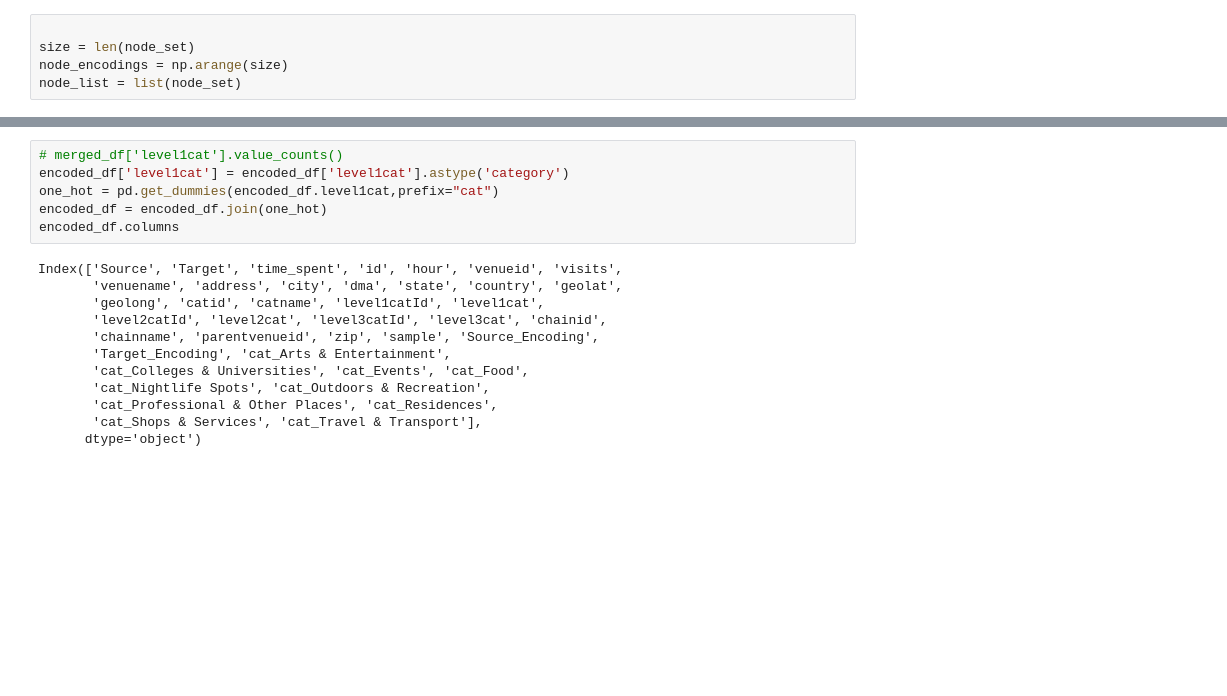
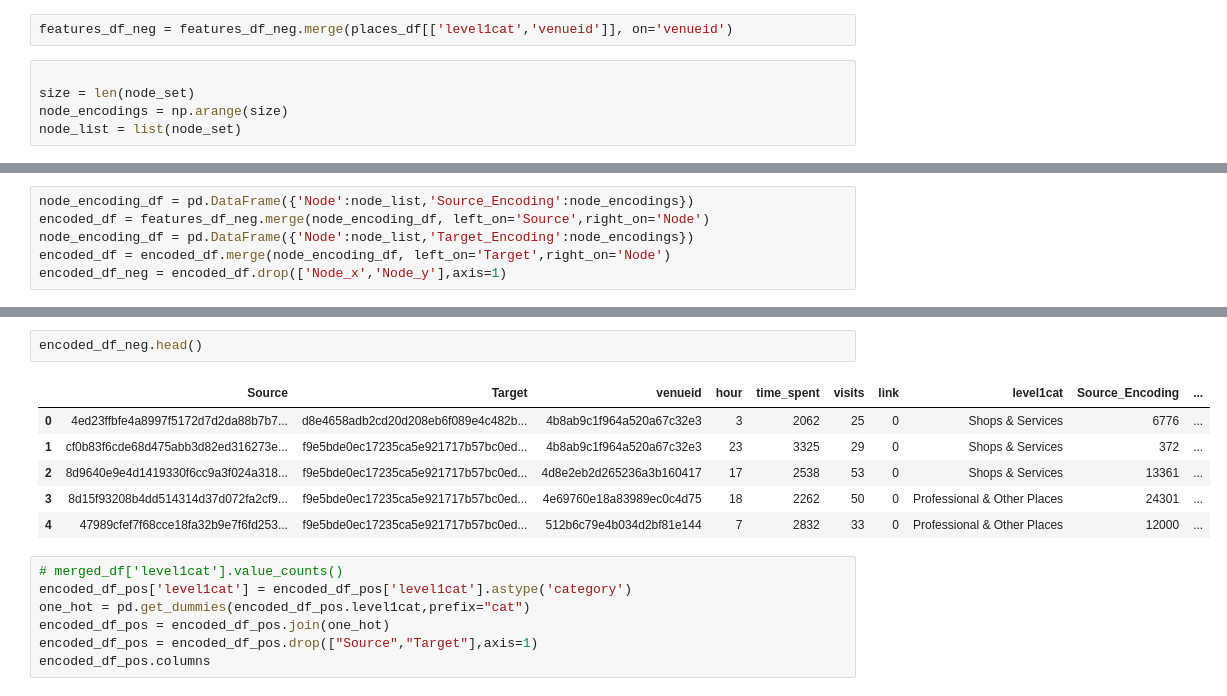
Before and after one commit to Djadih/Complex-Networks-Colocations, a Jupyter notebook: regression.ipynb, the cells around one changed output, grey strips where cells are left out. Saved outputs shown, nothing was run; the diff lists cells and outputs as text; blank space fills up the shorter version.

```diff
--- a/regression.ipynb
+++ b/regression.ipynb
@@ -83,3 +89,5 @@ neg_df.head()
+# %%
+features_df_neg = features_df_neg.merge(places_df[['level1cat','venueid']], on='venueid')
 # %%
 
 size = len(node_set)
@@ -100 +102,7 @@ print(encoded_df.shape)
+# %%
+node_encoding_df = pd.DataFrame({'Node':node_list,'Source_Encoding':node_encodings})
+encoded_df = features_df_neg.merge(node_encoding_df, left_on='Source',right_on='Node')
+node_encoding_df = pd.DataFrame({'Node':node_list,'Target_Encoding':node_encodings})
+encoded_df = encoded_df.merge(node_encoding_df, left_on='Target',right_on='Node')
+encoded_df_neg = encoded_df.drop(['Node_x','Node_y'],axis=1)
 # %%
@@ -110,18 +117,16 @@ encoded_df.head()
+# %%
+encoded_df_neg.head()
+# %% [output]
+|  | Source | Target | venueid | hour | time_spent | visits | link | level1cat | Source_Encoding | ... |
+| 0 | 4ed23ffbfe4a8997f5172d7d2da88b7b7... | d8e4658adb2cd20d208eb6f089e4c482b... | 4b8ab9c1f964a520a67c32e3 | 3 | 2062 | 25 | 0 | Shops & Services | 6776 | ... |
+| 1 | cf0b83f6cde68d475abb3d82ed316273e... | f9e5bde0ec17235ca5e921717b57bc0ed... | 4b8ab9c1f964a520a67c32e3 | 23 | 3325 | 29 | 0 | Shops & Services | 372 | ... |
+| 2 | 8d9640e9e4d1419330f6cc9a3f024a318... | f9e5bde0ec17235ca5e921717b57bc0ed... | 4d8e2eb2d265236a3b160417 | 17 | 2538 | 53 | 0 | Shops & Services | 13361 | ... |
+| 3 | 8d15f93208b4dd514314d37d072fa2cf9... | f9e5bde0ec17235ca5e921717b57bc0ed... | 4e69760e18a83989ec0c4d75 | 18 | 2262 | 50 | 0 | Professional & Other Places | 24301 | ... |
+| 4 | 47989cfef7f68cce18fa32b9e7f6fd253... | f9e5bde0ec17235ca5e921717b57bc0ed... | 512b6c79e4b034d2bf81e144 | 7 | 2832 | 33 | 0 | Professional & Other Places | 12000 | ... |
 # %%
 # merged_df['level1cat'].value_counts()
-encoded_df['level1cat'] = encoded_df['level1cat'].astype('category')
-one_hot = pd.get_dummies(encoded_df.level1cat,prefix="cat")
-encoded_df = encoded_df.join(one_hot)
-encoded_df.columns
+encoded_df_pos['level1cat'] = encoded_df_pos['level1cat'].astype('category')
+one_hot = pd.get_dummies(encoded_df_pos.level1cat,prefix="cat")
+encoded_df_pos = encoded_df_pos.join(one_hot)
+encoded_df_pos = encoded_df_pos.drop(["Source","Target"],axis=1)
+encoded_df_pos.columns
-# %% [output]
-Index(['Source', 'Target', 'time_spent', 'id', 'hour', 'venueid', 'visits',
-       'venuename', 'address', 'city', 'dma', 'state', 'country', 'geolat',
-       'geolong', 'catid', 'catname', 'level1catId', 'level1cat',
-       'level2catId', 'level2cat', 'level3catId', 'level3cat', 'chainid',
-       'chainname', 'parentvenueid', 'zip', 'sample', 'Source_Encoding',
-       'Target_Encoding', 'cat_Arts & Entertainment',
-       'cat_Colleges & Universities', 'cat_Events', 'cat_Food',
-       'cat_Nightlife Spots', 'cat_Outdoors & Recreation',
-       'cat_Professional & Other Places', 'cat_Residences',
-       'cat_Shops & Services', 'cat_Travel & Transport'],
-      dtype='object')
```
Also changed, not shown: parts of 17 cells of this notebook, 1 other file.
